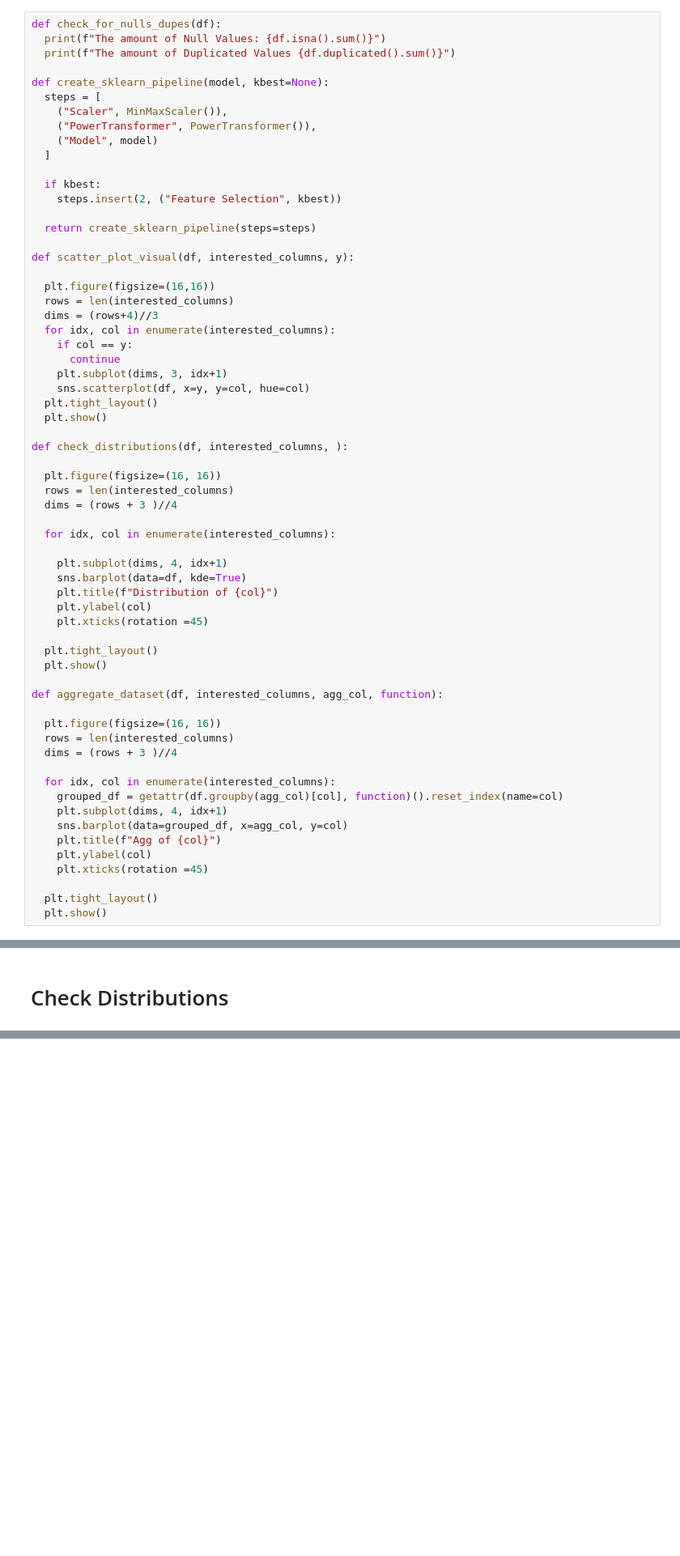
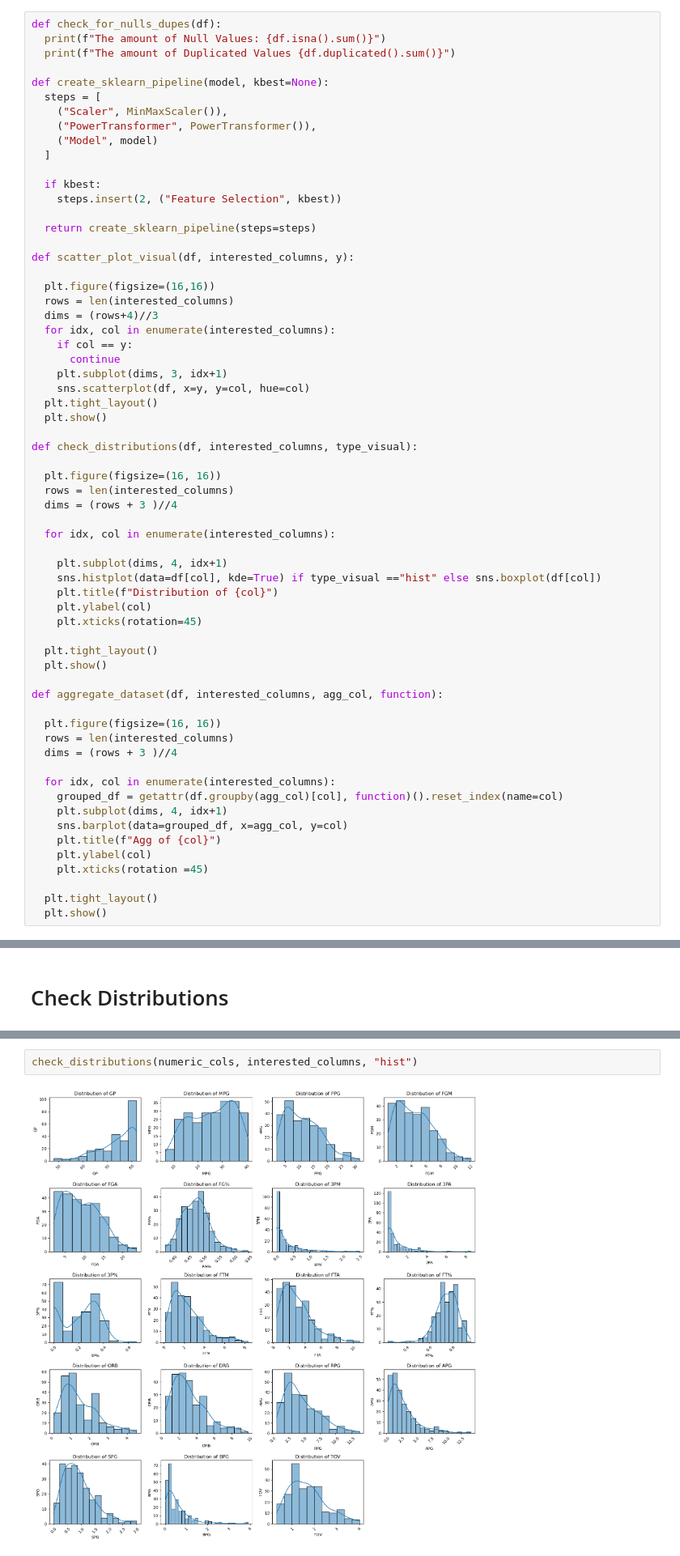
Before and after one commit to MaukanMir/1990-1991-Season-Analysis, a Jupyter notebook: nba.ipynb, the cells around one changed output, grey strips where cells are left out. Shown at 81% size. Drawn from its saved outputs; the diff is of its cells as text; blank space fills up the shorter version.

Commit message:
added new visuals

```diff
--- a/nba.ipynb
+++ b/nba.ipynb
@@ -106,7 +106,7 @@ def scatter_plot_visual(df, interested_columns, y):
   plt.tight_layout()
   plt.show()
 
-def check_distributions(df, interested_columns, ):
+def check_distributions(df, interested_columns, type_visual):
 
   plt.figure(figsize=(16, 16))
   rows = len(interested_columns)
@@ -115,10 +115,10 @@ def check_distributions(df, interested_columns, ):
   for idx, col in enumerate(interested_columns):
 
     plt.subplot(dims, 4, idx+1)
-    sns.barplot(data=df, kde=True)
+    sns.histplot(data=df[col], kde=True) if type_visual =="hist" else sns.boxplot(df[col])
     plt.title(f"Distribution of {col}")
     plt.ylabel(col)
-    plt.xticks(rotation =45)
+    plt.xticks(rotation=45)
 
   plt.tight_layout()
   plt.show()
@@ -239,0 +236,4 @@ aggregate_dataset(numeric_cols, interested_columns, "salary", "sum")
+# %%
+check_distributions(numeric_cols, interested_columns, "hist")
+# %% [output]
+[figure, added]
```
Also changed, not shown: parts of 1 cell of this notebook.
